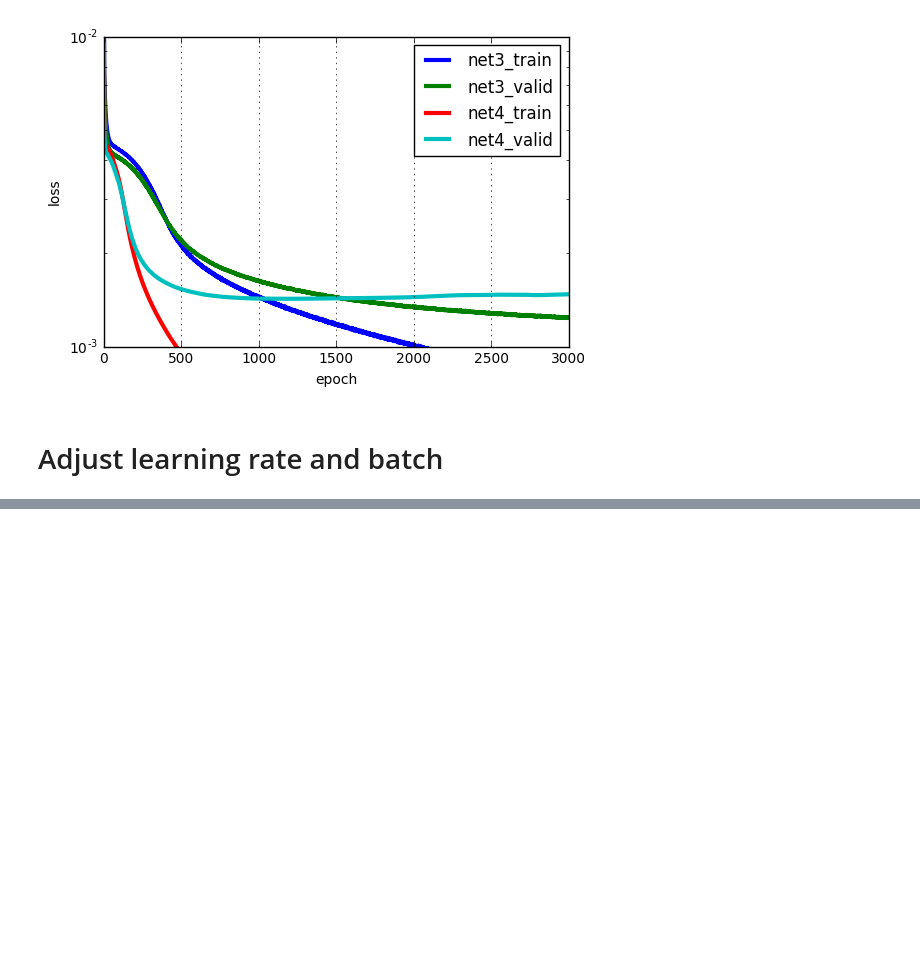
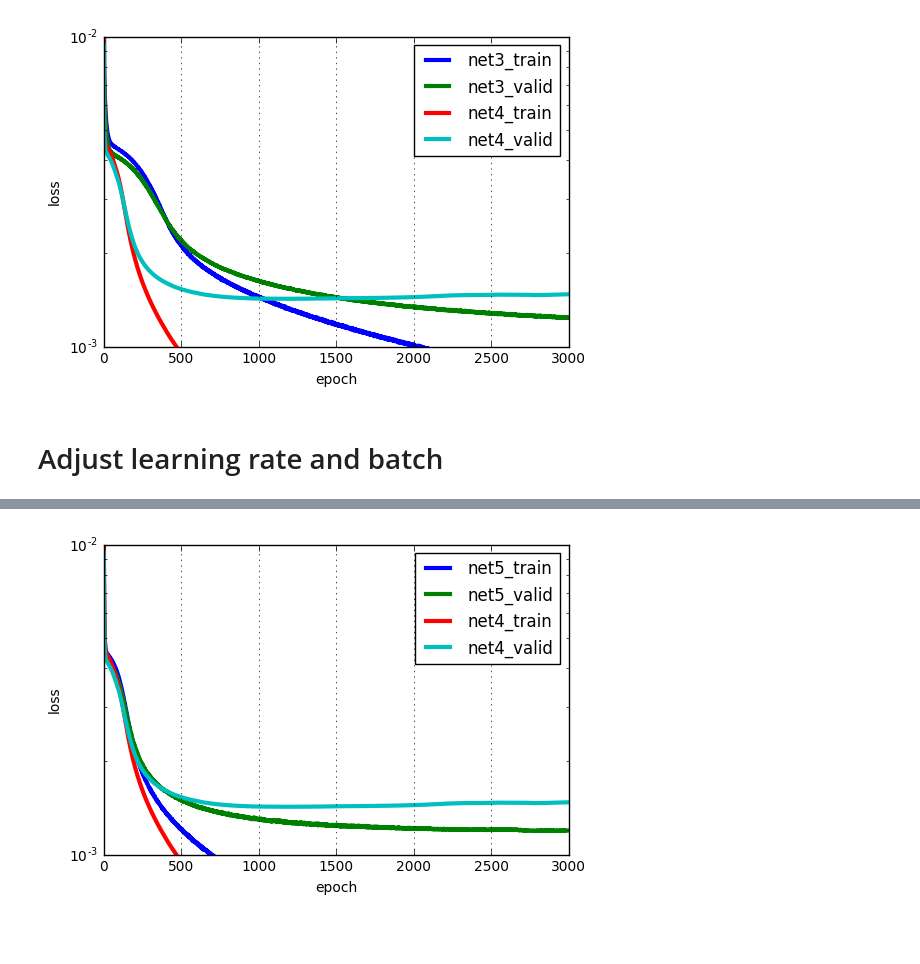
Before and after one commit to tingwenbao/Facial_KeyPoints_Detection, a Jupyter notebook: Baseline_Tingwen/Facial_Keypoints_Detection_Baseline_Tingwen.ipynb, the cells around one changed output, grey strips where cells are left out. Saved outputs shown, nothing was run; the diff lists cells and outputs as text; code cells hidden in the pictures; blank space fills up the shorter version.

```diff
--- a/Baseline_Tingwen/Facial_Keypoints_Detection_Baseline_Tingwen.ipynb
+++ b/Baseline_Tingwen/Facial_Keypoints_Detection_Baseline_Tingwen.ipynb
@@ -671,6 +724,27 @@ net5.fit(X, y)
 
 with open('net5.pickle', 'wb') as f:
     pickle.dump(net5, f, -1)
+# %%
+# plot
+net5_train_loss = np.array([i["train_loss"] for i in net5.train_history_])
+net5_valid_loss = np.array([i["valid_loss"] for i in net5.train_history_])
+net4_train_loss = np.array([i["train_loss"] for i in net4.train_history_])
+net4_valid_loss = np.array([i["valid_loss"] for i in net4.train_history_])
+pyplot.plot(net5_train_loss, linewidth=3, label="net5_train")
+pyplot.plot(net5_valid_loss, linewidth=3, label="net5_valid")
+pyplot.plot(net4_train_loss, linewidth=3, label="net4_train")
+pyplot.plot(net4_valid_loss, linewidth=3, label="net4_valid")
+pyplot.grid()
+pyplot.legend()
+pyplot.xlabel("epoch")
+pyplot.ylabel("loss")
+pyplot.ylim(1e-3, 1e-2)
+pyplot.yscale("log")
+pyplot.show()
+# %% [output]
+[figure, added]
+# %% [markdown]
+#
 # %%
 net6 = NeuralNet(
     layers=[
```
Also changed, not shown: parts of 2 cells of this notebook, 1 other file.
